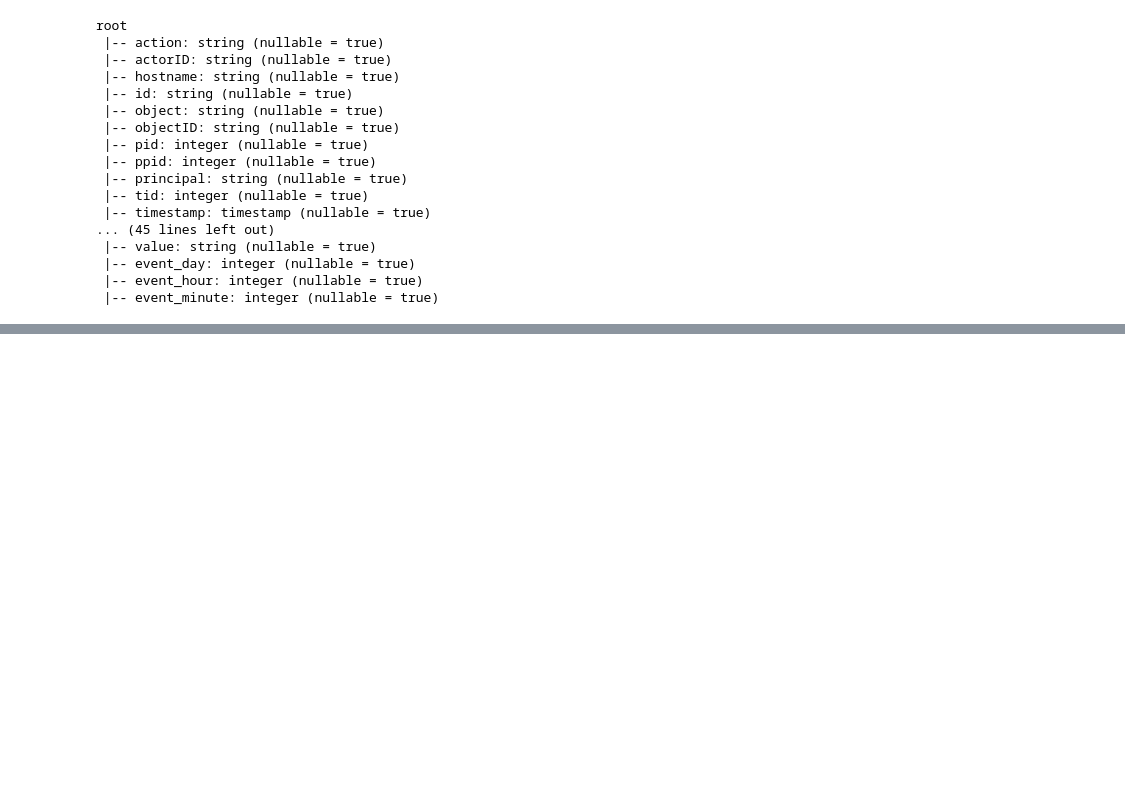
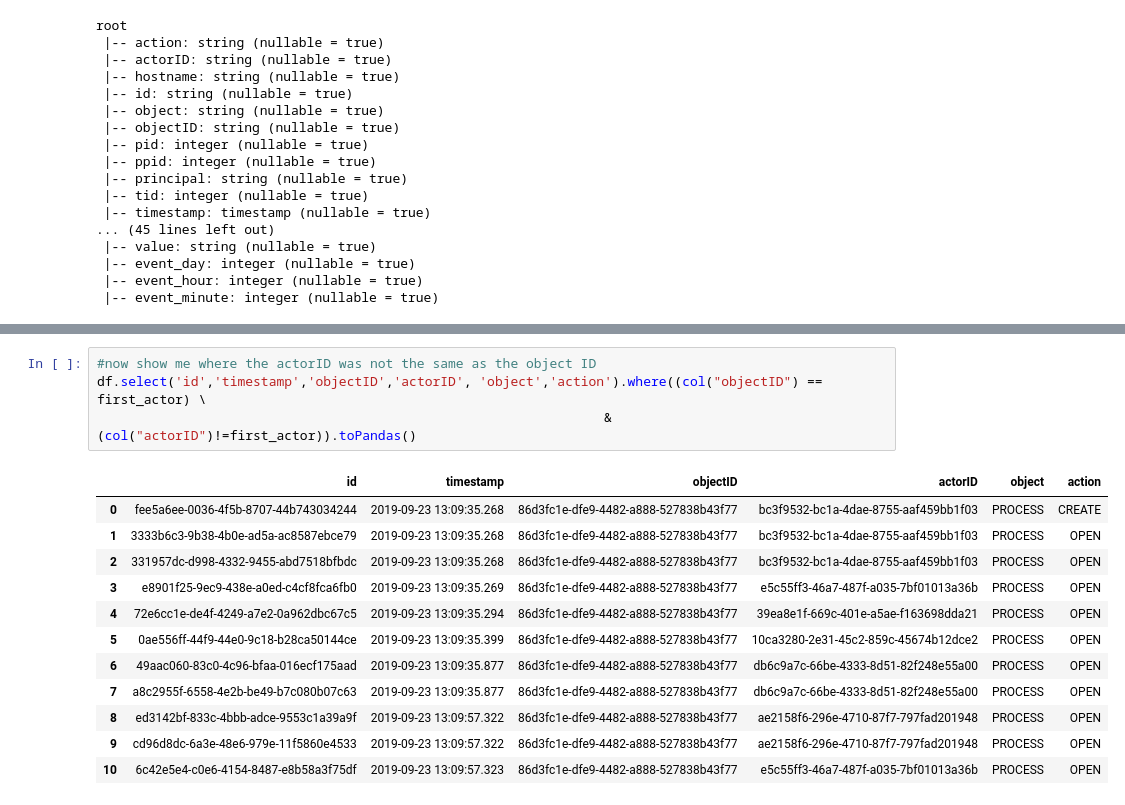
Before and after one commit to MBrend15/Public_Project_Repo, a Jupyter notebook: Build_Graph_2.ipynb, the cells around one changed output, grey strips where cells are left out. Cells and saved outputs as stored; diff of their text form; blank space fills up the shorter version.

```diff
--- a/Build_Graph_2.ipynb
+++ b/Build_Graph_2.ipynb
@@ -288,0 +375,17 @@ root
+# %%
+#now show me where the actorID was not the same as the object ID
+df.select('id','timestamp','objectID','actorID', 'object','action').where((col("objectID") == first_actor) \
+                                                                 & (col("actorID")!=first_actor)).toPandas()
+# %% [output]
+|  | id | timestamp | objectID | actorID | object | action |
+| 0 | fee5a6ee-0036-4f5b-8707-44b743034244 | 2019-09-23 13:09:35.268 | 86d3fc1e-dfe9-4482-a888-527838b43f77 | bc3f9532-bc1a-4dae-8755-aaf459bb1f03 | PROCESS | CREATE |
+| 1 | 3333b6c3-9b38-4b0e-ad5a-ac8587ebce79 | 2019-09-23 13:09:35.268 | 86d3fc1e-dfe9-4482-a888-527838b43f77 | bc3f9532-bc1a-4dae-8755-aaf459bb1f03 | PROCESS | OPEN |
+| 2 | 331957dc-d998-4332-9455-abd7518bfbdc | 2019-09-23 13:09:35.268 | 86d3fc1e-dfe9-4482-a888-527838b43f77 | bc3f9532-bc1a-4dae-8755-aaf459bb1f03 | PROCESS | OPEN |
+| 3 | e8901f25-9ec9-438e-a0ed-c4cf8fca6fb0 | 2019-09-23 13:09:35.269 | 86d3fc1e-dfe9-4482-a888-527838b43f77 | e5c55ff3-46a7-487f-a035-7bf01013a36b | PROCESS | OPEN |
+| 4 | 72e6cc1e-de4f-4249-a7e2-0a962dbc67c5 | 2019-09-23 13:09:35.294 | 86d3fc1e-dfe9-4482-a888-527838b43f77 | 39ea8e1f-669c-401e-a5ae-f163698dda21 | PROCESS | OPEN |
+| 5 | 0ae556ff-44f9-44e0-9c18-b28ca50144ce | 2019-09-23 13:09:35.399 | 86d3fc1e-dfe9-4482-a888-527838b43f77 | 10ca3280-2e31-45c2-859c-45674b12dce2 | PROCESS | OPEN |
+| 6 | 49aac060-83c0-4c96-bfaa-016ecf175aad | 2019-09-23 13:09:35.877 | 86d3fc1e-dfe9-4482-a888-527838b43f77 | db6c9a7c-66be-4333-8d51-82f248e55a00 | PROCESS | OPEN |
+| 7 | a8c2955f-6558-4e2b-be49-b7c080b07c63 | 2019-09-23 13:09:35.877 | 86d3fc1e-dfe9-4482-a888-527838b43f77 | db6c9a7c-66be-4333-8d51-82f248e55a00 | PROCESS | OPEN |
+| 8 | ed3142bf-833c-4bbb-adce-9553c1a39a9f | 2019-09-23 13:09:57.322 | 86d3fc1e-dfe9-4482-a888-527838b43f77 | ae2158f6-296e-4710-87f7-797fad201948 | PROCESS | OPEN |
+| 9 | cd96d8dc-6a3e-48e6-979e-11f5860e4533 | 2019-09-23 13:09:57.322 | 86d3fc1e-dfe9-4482-a888-527838b43f77 | ae2158f6-296e-4710-87f7-797fad201948 | PROCESS | OPEN |
+| 10 | 6c42e5e4-c0e6-4154-8487-e8b58a3f75df | 2019-09-23 13:09:57.323 | 86d3fc1e-dfe9-4482-a888-527838b43f77 | e5c55ff3-46a7-487f-a035-7bf01013a36b | PROCESS | OPEN |
```
Also changed, not shown: parts of 20 cells of this notebook.
